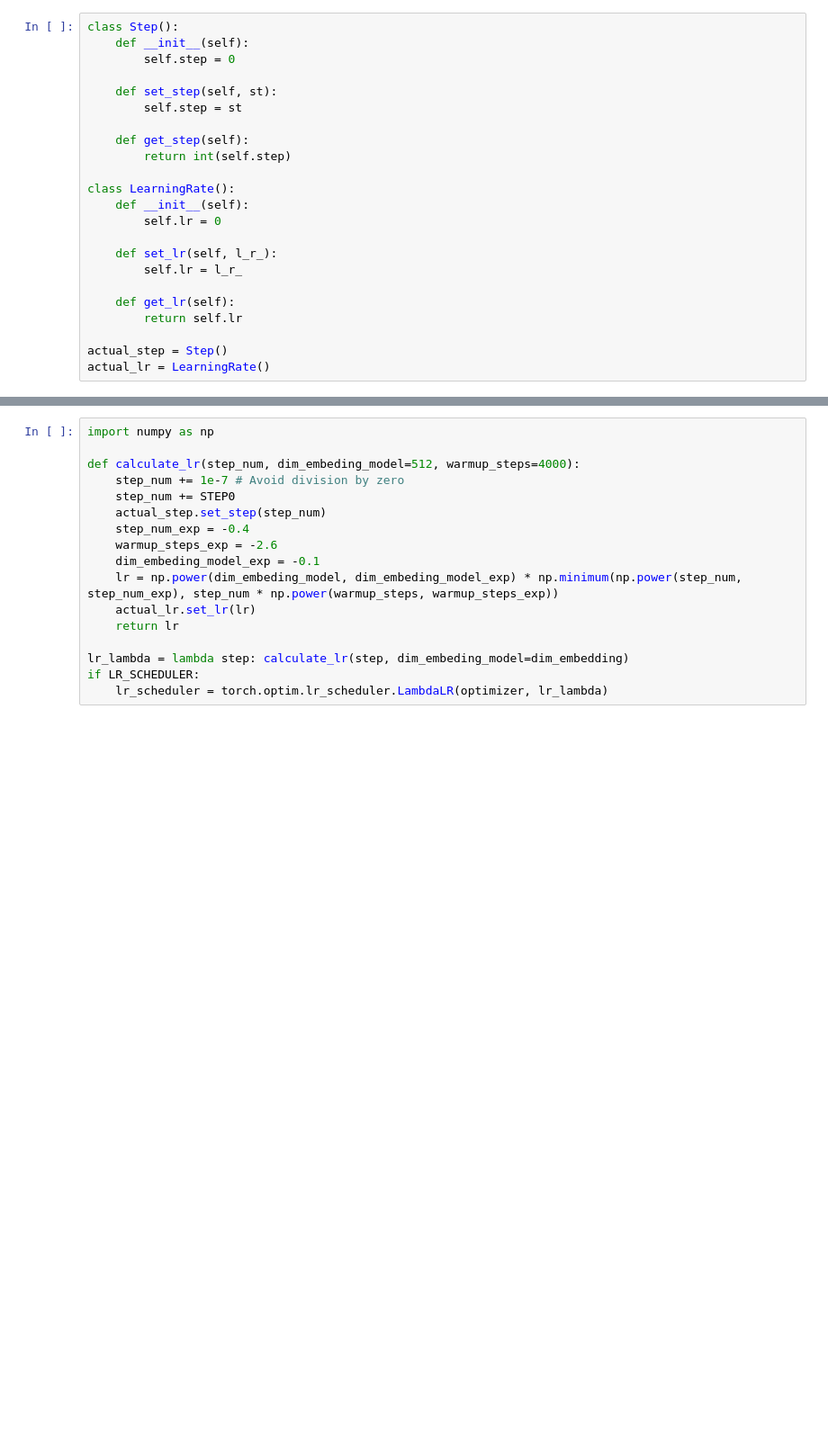
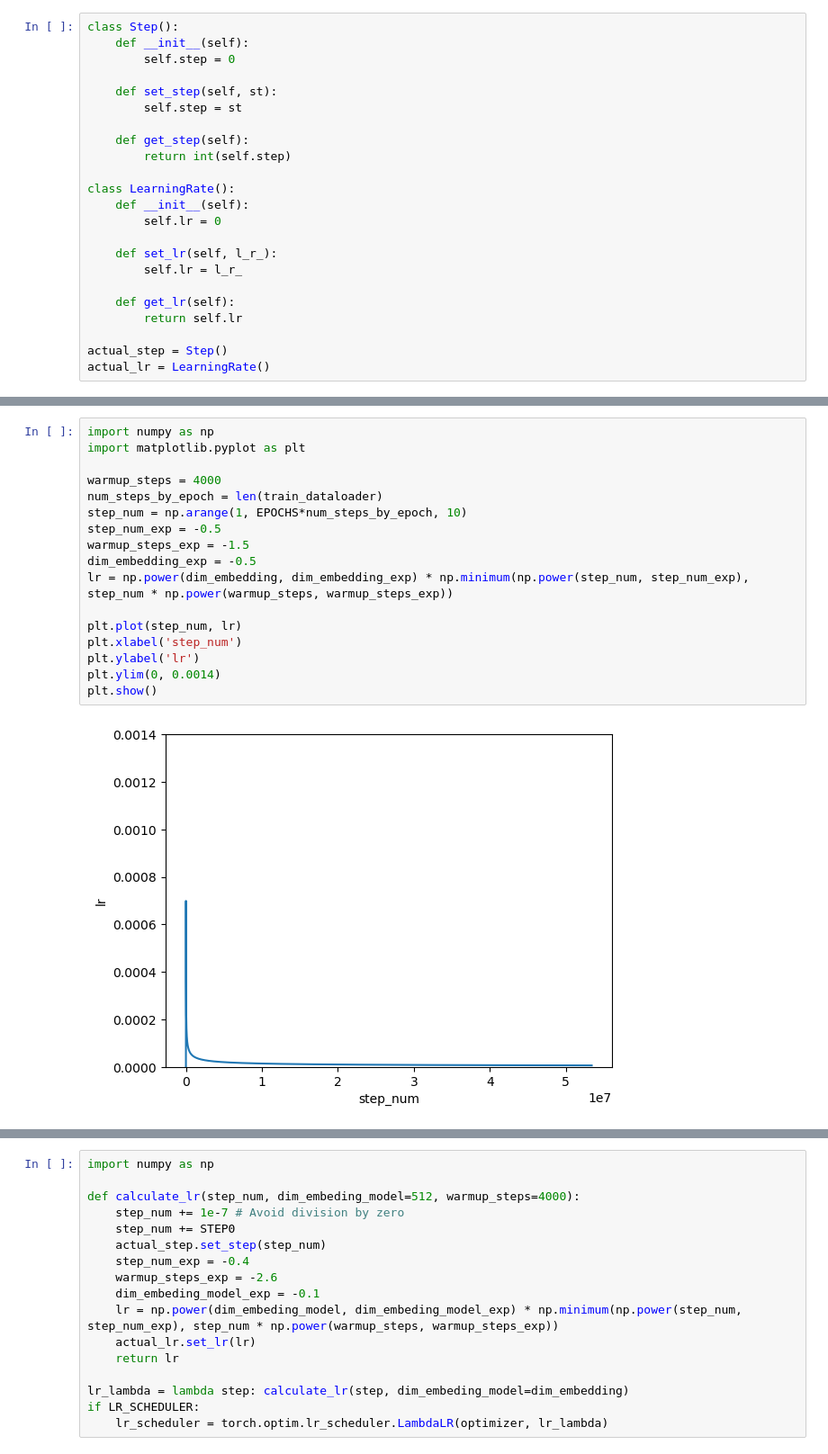
Before and after one commit to maximofn/Curso_Pytorch, a Jupyter notebook: 05 Transformers/33 Entrenamiento internet.ipynb, the cells around one changed output, grey strips where cells are left out. Shown at 90% size. Saved outputs shown, nothing was run; the diff lists cells and outputs as text; blank space fills up the shorter version.

```diff
--- a/05 Transformers/33 Entrenamiento internet.ipynb
+++ b/05 Transformers/33 Entrenamiento internet.ipynb
@@ -840,0 +848,19 @@ actual_lr = LearningRate()
+# %%
+import numpy as np
+import matplotlib.pyplot as plt
+
+warmup_steps = 4000
+num_steps_by_epoch = len(train_dataloader)
+step_num = np.arange(1, EPOCHS*num_steps_by_epoch, 10)
+step_num_exp = -0.5
+warmup_steps_exp = -1.5
+dim_embedding_exp = -0.5
+lr = np.power(dim_embedding, dim_embedding_exp) * np.minimum(np.power(step_num, step_num_exp), step_num * np.power(warmup_steps, warmup_steps_exp))
+
+plt.plot(step_num, lr)
+plt.xlabel('step_num')
+plt.ylabel('lr')
+plt.ylim(0, 0.0014)
+plt.show()
+# %% [output]
+[figure, added]
```
Also changed, not shown: parts of 4 cells of this notebook.
